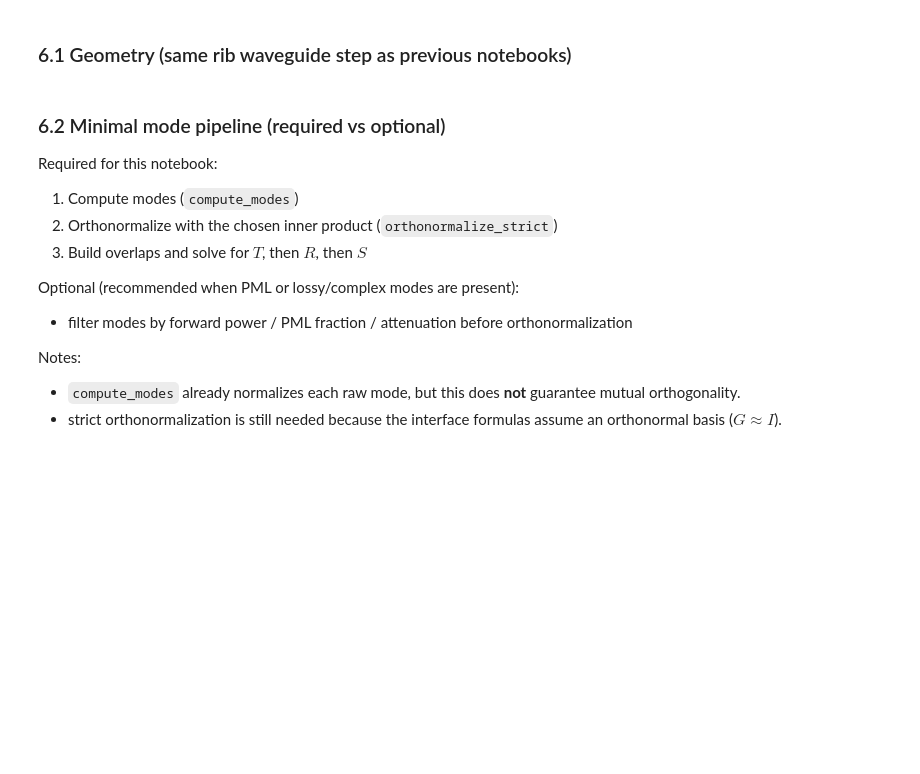
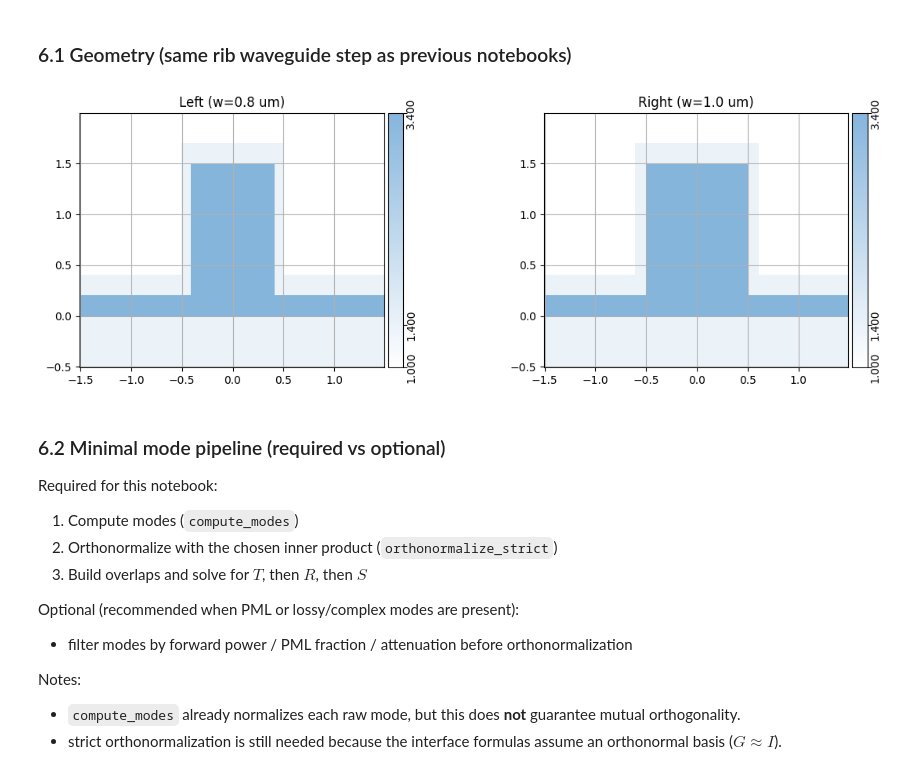
Before and after one commit to flaport/meow, a Jupyter notebook: rib_waveguide_interface_regularized.ipynb, the cells around one changed output. Cells and saved outputs as stored; diff of their text form; code cells hidden in the pictures; blank space fills up the shorter version.

```diff
--- a/rib_waveguide_interface_regularized.ipynb
+++ b/rib_waveguide_interface_regularized.ipynb
@@ -172,7 +172,7 @@ env = mw.Environment(wl=wl, T=25.0)
 mesh = mw.Mesh2D(
     x=np.linspace(-w_sim / 2, w_sim / 2, 101),
     y=np.linspace(y_bot, y_bot + h_sim, 101),
-    num_pml=(10, 10),
+    #num_pml=(10, 10),
 )
 
 
@@ -210,33 +210,35 @@ def make_cross_section(w):
         ),
         mw.Structure2D(
             material=si,
             geometry=mw.Rectangle(
                 x_min=-w / 2,
                 x_max=w / 2,
                 y_min=t_slab,
                 y_max=t_soi,
             ),
             mesh_order=1,
         ),
     ]
     return mw.CrossSection(
         structures=structures,
         mesh=mesh,
         env=env,
         subpixel_smoothing=True,
     )
 
 
 cs_left = make_cross_section(widths[0])
 cs_right = make_cross_section(widths[1])
 
 fig, axes = plt.subplots(1, 2, figsize=(12, 4))
 cs_left._visualize(ax=axes[0], show=False)
 axes[0].set_title(f"Left (w={widths[0]} um)")
 cs_right._visualize(ax=axes[1], show=False)
 axes[1].set_title(f"Right (w={widths[1]} um)")
 plt.tight_layout()
 plt.show()
+# %% [output]
+[figure, added]
 # %% [markdown]
 
 ### 6.2 Minimal mode pipeline (required vs optional)
```
Also changed, not shown: parts of 12 cells of this notebook, 8 other files.
